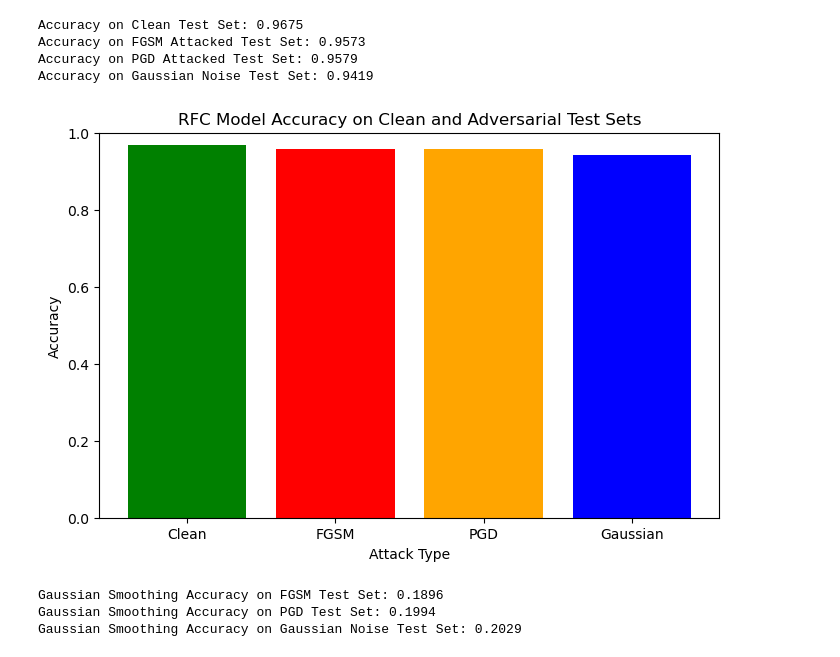
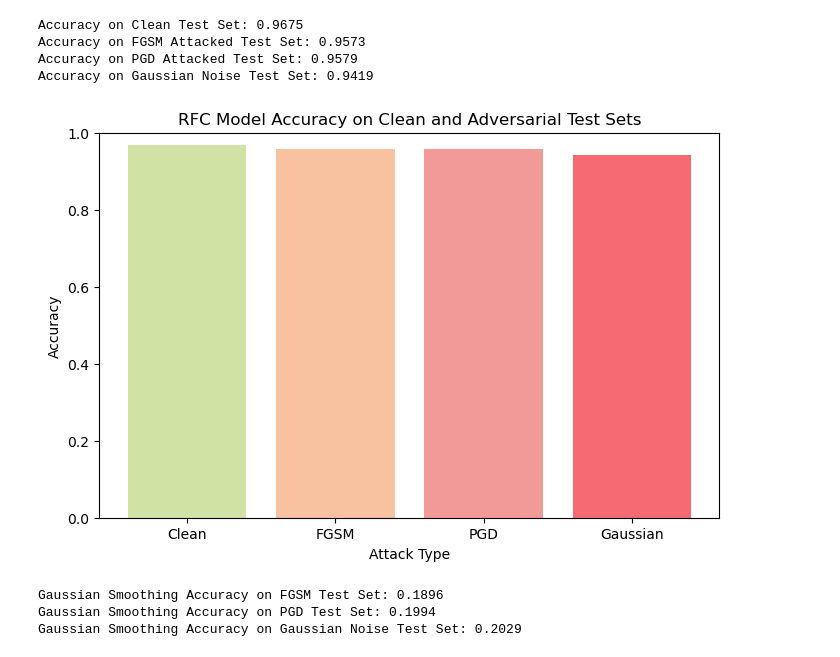
Before and after one commit to alex-kh465/Adversarial_Attack_and_Defense, a Jupyter notebook: rf_adv.ipynb, the cells around one changed output. Cells and saved outputs as stored; diff of their text form; code cells hidden in the pictures.

Commit message:
Image added

```diff
--- a/rf_adv.ipynb
+++ b/rf_adv.ipynb
@@ -166,19 +166,20 @@ Accuracy on FGSM Attacked Test Set: 0.9573
 Accuracy on PGD Attacked Test Set: 0.9579
 Accuracy on Gaussian Noise Test Set: 0.9419
 # %%
+import matplotlib.pyplot as plt
 # Visualize the accuracies using a bar chart
 attack_types = ['Clean', 'FGSM', 'PGD', 'Gaussian']
-accuracies = [accuracy_clean, accuracy_fgsm, accuracy_pgd, accuracy_gaussian]
-
+#accuracies = [accuracy_clean, accuracy_fgsm, accuracy_pgd, accuracy_gaussian]
+accuracies = [0.9675,0.9573,0.9579,0.9419]
 plt.figure(figsize=(8, 5))
-plt.bar(attack_types, accuracies, color=['green', 'red', 'orange', 'blue'])
+plt.bar(attack_types, accuracies, color=["#D1E3A4", "#F8C2A1", "#F29A98", "#F56A73"])
 plt.xlabel('Attack Type')
 plt.ylabel('Accuracy')
 plt.title('RFC Model Accuracy on Clean and Adversarial Test Sets')
 plt.ylim(0, 1)
 plt.show()
 # %% [output]
-[figure, old version]
+[figure, new version]
 # %%
 from scipy.ndimage import gaussian_filter
 
```
Also changed, not shown: parts of 1 cell of this notebook, 3 other files.
